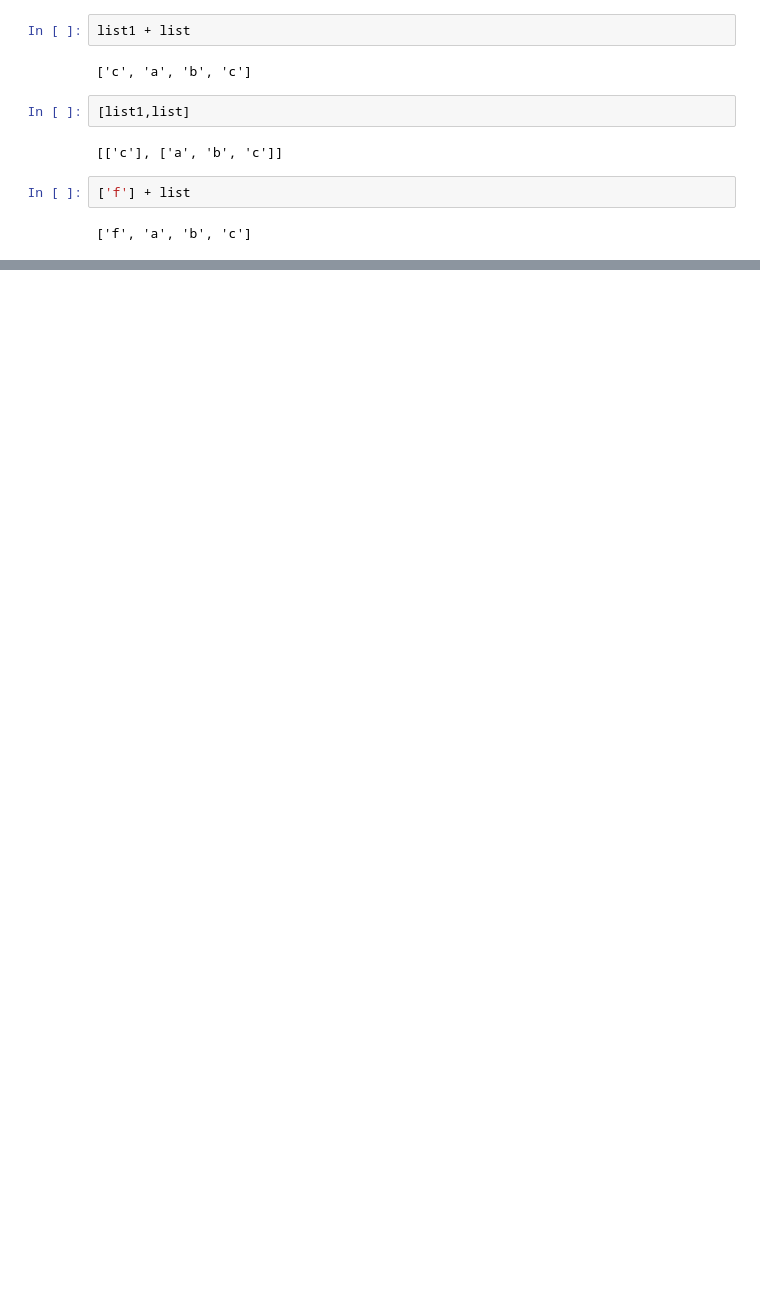
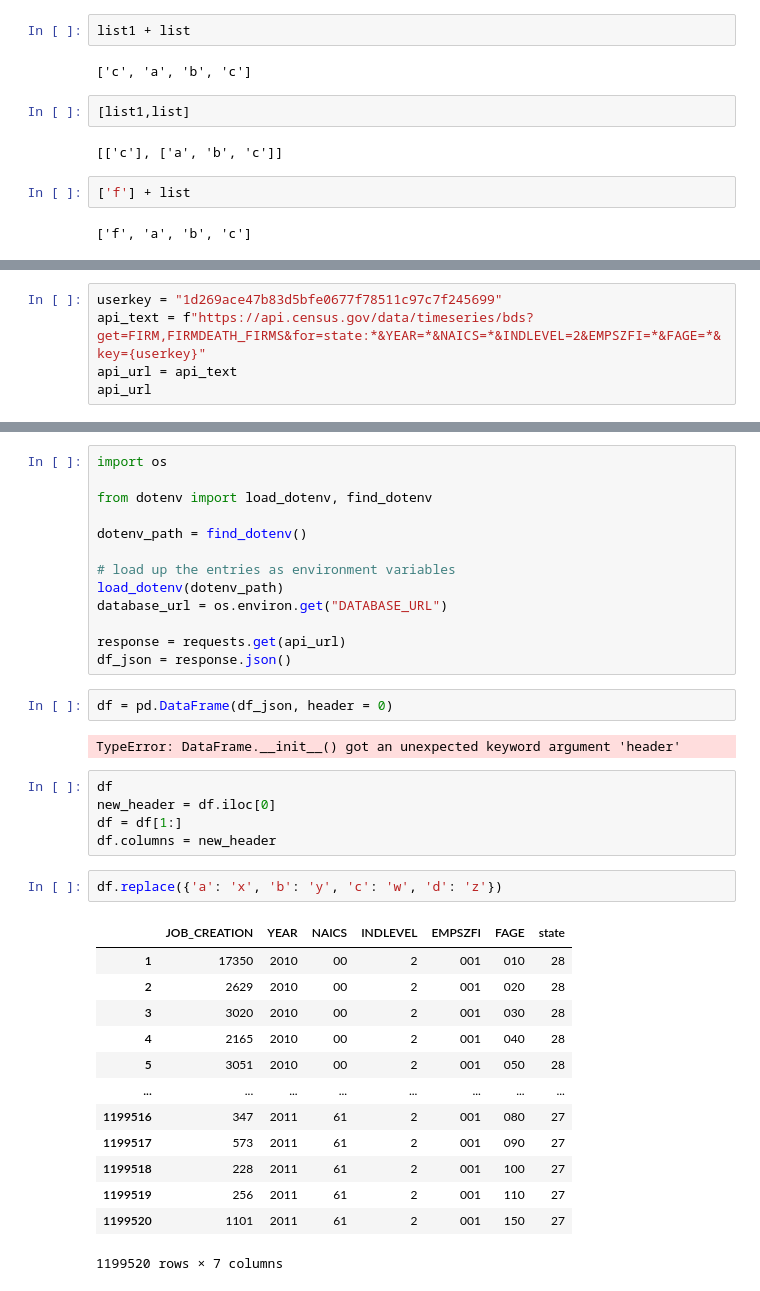
Before and after one commit to dczhaozach/RFE_project, a Jupyter notebook: notebooks/test.ipynb, the cells around one changed output, grey strips where cells are left out. Drawn from its saved outputs; the diff is of its cells as text; blank space fills up the shorter version.

```diff
--- a/notebooks/test.ipynb
+++ b/notebooks/test.ipynb
@@ -85,0 +88,5 @@ list1 + list
+# %%
+userkey = "1d269ace47b83d5bfe0677f78511c97c7f245699"
+api_text = f"https://api.census.gov/data/timeseries/bds?get=FIRM,FIRMDEATH_FIRMS&for=state:*&YEAR=*&NAICS=*&INDLEVEL=2&EMPSZFI=*&FAGE=*&key={userkey}"
+api_url = api_text
+api_url
@@ -85,0 +116,38 @@ list1 + list
+# %%
+import os
+
+from dotenv import load_dotenv, find_dotenv
+
+dotenv_path = find_dotenv()
+
+# load up the entries as environment variables
+load_dotenv(dotenv_path)
+database_url = os.environ.get("DATABASE_URL")
+
+response = requests.get(api_url)
+df_json = response.json()
+# %%
+df = pd.DataFrame(df_json, header = 0)
+# %% [output]
+TypeError: DataFrame.__init__() got an unexpected keyword argument 'header'
+# %%
+df
+new_header = df.iloc[0]
+df = df[1:]
+df.columns = new_header
+# %%
+df.replace({'a': 'x', 'b': 'y', 'c': 'w', 'd': 'z'})
+# %% [output]
+|  | JOB_CREATION | YEAR | NAICS | INDLEVEL | EMPSZFI | FAGE | state |
+| 1 | 17350 | 2010 | 00 | 2 | 001 | 010 | 28 |
+| 2 | 2629 | 2010 | 00 | 2 | 001 | 020 | 28 |
+| 3 | 3020 | 2010 | 00 | 2 | 001 | 030 | 28 |
+| 4 | 2165 | 2010 | 00 | 2 | 001 | 040 | 28 |
+| 5 | 3051 | 2010 | 00 | 2 | 001 | 050 | 28 |
+| ... | ... | ... | ... | ... | ... | ... | ... |
+| 1199516 | 347 | 2011 | 61 | 2 | 001 | 080 | 27 |
+| 1199517 | 573 | 2011 | 61 | 2 | 001 | 090 | 27 |
+| 1199518 | 228 | 2011 | 61 | 2 | 001 | 100 | 27 |
+| 1199519 | 256 | 2011 | 61 | 2 | 001 | 110 | 27 |
+| 1199520 | 1101 | 2011 | 61 | 2 | 001 | 150 | 27 |
+1199520 rows × 7 columns
```
Also changed, not shown: parts of 7 cells of this notebook, 55 other files.
